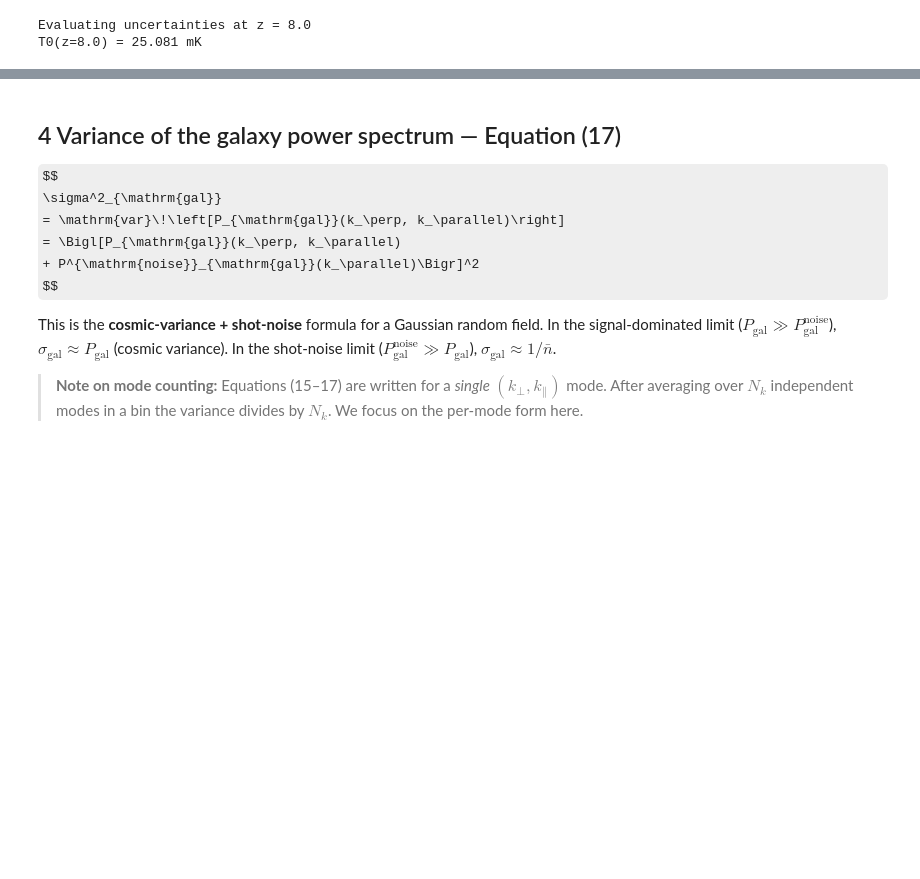
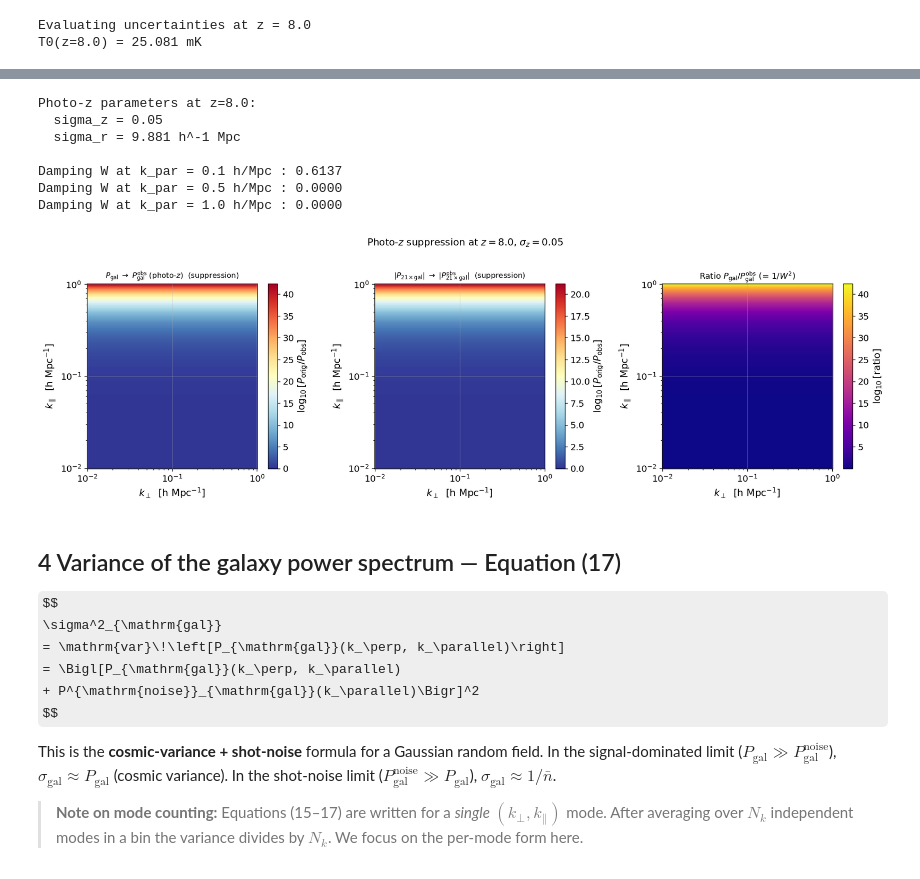
Before and after one commit to sohinixcvii/21cm_cross_correlation, a Jupyter notebook: 21cm_galaxy_cross_uncertainty.ipynb, the cells around one changed output, grey strips where cells are left out. Saved outputs shown, nothing was run; the diff lists cells and outputs as text; code cells hidden in the pictures; some formulas as TeX source; blank space fills up the shorter version.

```diff
--- a/21cm_galaxy_cross_uncertainty.ipynb
+++ b/21cm_galaxy_cross_uncertainty.ipynb
@@ -329,3 +490,71 @@ T0(z=8.0) = 25.081 mK
+# %%
+# ── Section 3b: Apply photo-z damping to observed spectra ────────────────────
+# Choose a fiducial photo-z error — typical for Roman/Euclid-like surveys
+sigma_z_phot = 0.05   # delta-z uncertainty; change this to explore
+
+# W is only a function of k_par, broadcast to (N, N) grid
+# k_par has shape (N, N) from meshgrid with indexing='ij'
+W     = W_photoz(k_par, z_obs, sigma_z_phot)   # shape (N, N)
+W_1d  = W_photoz(k_par_1d, z_obs, sigma_z_phot) # shape (N,) for 1D plots
+
+# Observed (photo-z smeared) spectra
+P_gal_obs   = P_gal   * W**2    # two factors: both galaxies in pair smeared
+P21_gal_obs = P21_gal * W       # one factor: only galaxy field smeared
+# P21 and noise spectra are unchanged
+
+print(f"Photo-z parameters at z={z_obs}:")
+print(f"  sigma_z = {sigma_z_phot}")
+print(f"  sigma_r = {sigma_r(z_obs, sigma_z_phot):.3f} h^-1 Mpc")
+print(f"\nDamping W at k_par = 0.1 h/Mpc : {W_photoz(0.1, z_obs, sigma_z_phot):.4f}")
+print(f"Damping W at k_par = 0.5 h/Mpc : {W_photoz(0.5, z_obs, sigma_z_phot):.4f}")
+print(f"Damping W at k_par = 1.0 h/Mpc : {W_photoz(1.0, z_obs, sigma_z_phot):.4f}")
+
+# ── Visualise the damping effect on P_gal and P_21_gal ───────────────────────
+fig, axes = plt.subplots(1, 3, figsize=(16, 5))
+
+panels = [
+    (P_gal,              P_gal_obs,
+     r"$P_{\rm gal}$",   r"$P_{\rm gal}^{\rm obs}$ (photo-$z$)"),
+    (np.abs(P21_gal),    np.abs(P21_gal_obs),
+     r"$|P_{21\times{\rm gal}}|$", r"$|P_{21\times{\rm gal}}^{\rm obs}|$"),
+    (P_gal / P_gal_obs,  np.ones_like(P_gal),
+     r"Ratio $P_{\rm gal}/P_{\rm gal}^{\rm obs}$ (= $1/W^2$)", None),
+]
+
+for ax, (d1, d2, label1, label2) in zip(axes, panels):
+    if label2 is None:
+        im = ax.pcolormesh(k_perp_1d, k_par_1d, np.log10(d1.T),
+                           cmap='plasma', shading='auto')
+        cb = fig.colorbar(im, ax=ax)
+        cb.set_label(r"$\log_{10}$[ratio]")
+        ax.set_title(label1, fontsize=11)
+    else:
+        # Show ratio of undamped to damped as log10
+        ratio = d1 / d2
+        im = ax.pcolormesh(k_perp_1d, k_par_1d, np.log10(ratio.T),
+                           cmap='RdYlBu_r', shading='auto', vmin=0)
+        cb = fig.colorbar(im, ax=ax)
+        cb.set_label(r"$\log_{10}[P_{\rm orig}/P_{\rm obs}]$")
+        ax.set_title(rf"{label1} $\to$ {label2}  (suppression)", fontsize=10)
+    ax.set_xscale('log'); ax.set_yscale('log')
+    ax.set_xlabel(r"$k_\perp$  [h Mpc$^{-1}$]")
+    ax.set_ylabel(r"$k_\parallel$  [h Mpc$^{-1}$]")
+
+plt.suptitle(
+    rf"Photo-$z$ suppression at $z={z_obs}$, $\sigma_z={sigma_z_phot}$",
+    fontsize=13, y=1.01
+)
+plt.tight_layout()
+plt.show()
+# %% [output]
+Photo-z parameters at z=8.0:
+  sigma_z = 0.05
+  sigma_r = 9.881 h^-1 Mpc
+
+Damping W at k_par = 0.1 h/Mpc : 0.6137
+Damping W at k_par = 0.5 h/Mpc : 0.0000
+Damping W at k_par = 1.0 h/Mpc : 0.0000
+[figure, added]
 # %% [markdown]
 ## 4  Variance of the galaxy power spectrum — Equation (17)
 
```
Also changed, not shown: parts of 9 cells of this notebook.
